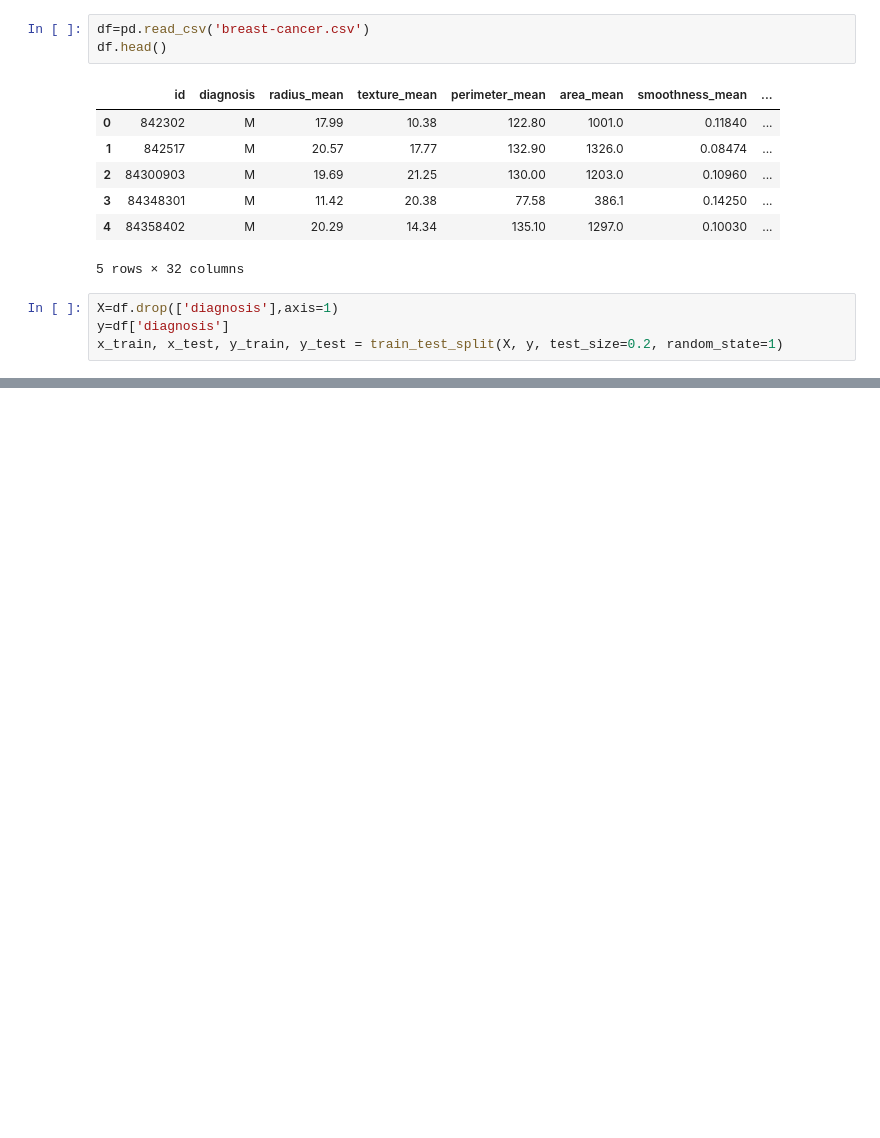
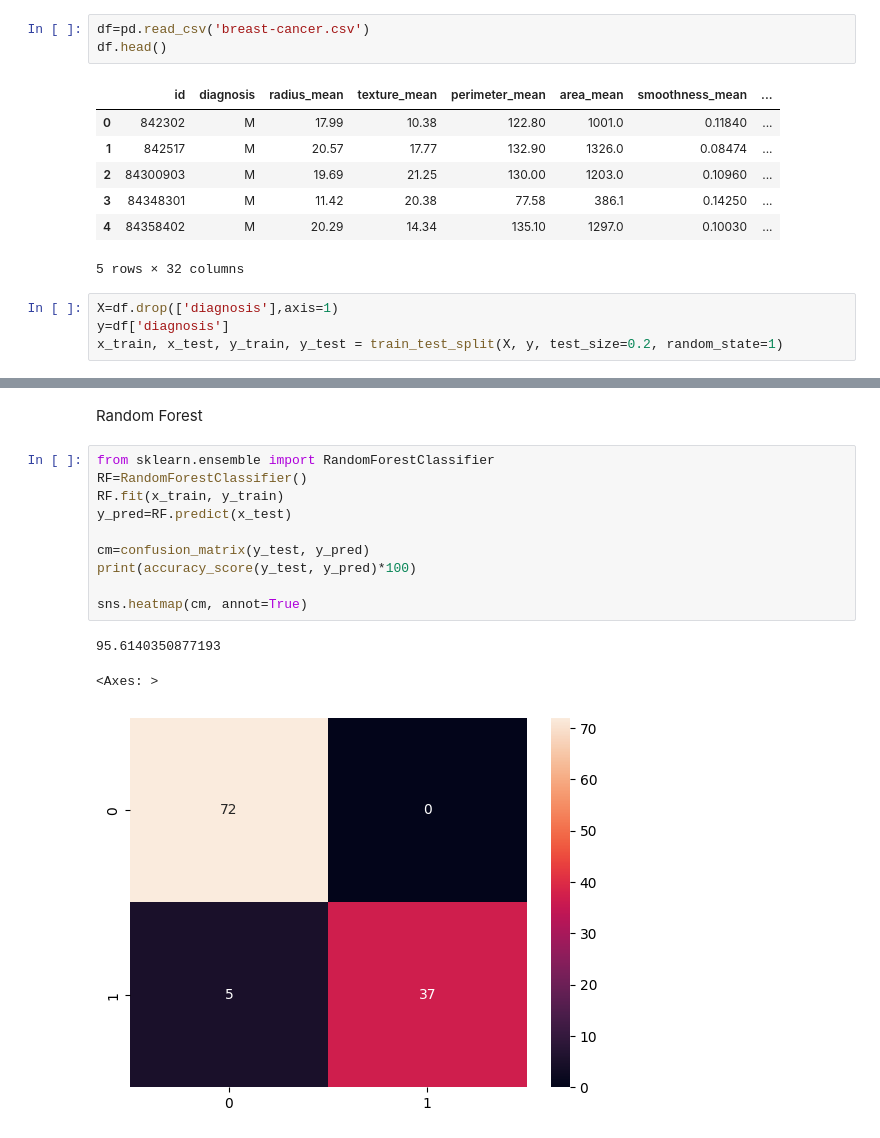
Before and after one commit to HelenZ1/Group3_Repo, a Jupyter notebook: Classification Models/Classification_models.ipynb, the cells around one changed output, grey strips where cells are left out. Cells and saved outputs as stored; diff of their text form; blank space fills up the shorter version.

```diff
--- a/Classification Models/Classification_models.ipynb
+++ b/Classification Models/Classification_models.ipynb
@@ -25,0 +42,16 @@ x_train, x_test, y_train, y_test = train_test_split(X, y, test_size=0.2, random_
+# %% [markdown]
+Random Forest
+# %%
+from sklearn.ensemble import RandomForestClassifier
+RF=RandomForestClassifier()
+RF.fit(x_train, y_train)
+y_pred=RF.predict(x_test)
+
+cm=confusion_matrix(y_test, y_pred)
+print(accuracy_score(y_test, y_pred)*100)
+
+sns.heatmap(cm, annot=True)
+# %% [output]
+95.6140350877193
+<Axes: >
+[figure, added]
```
Also changed, not shown: parts of 2 cells of this notebook.
